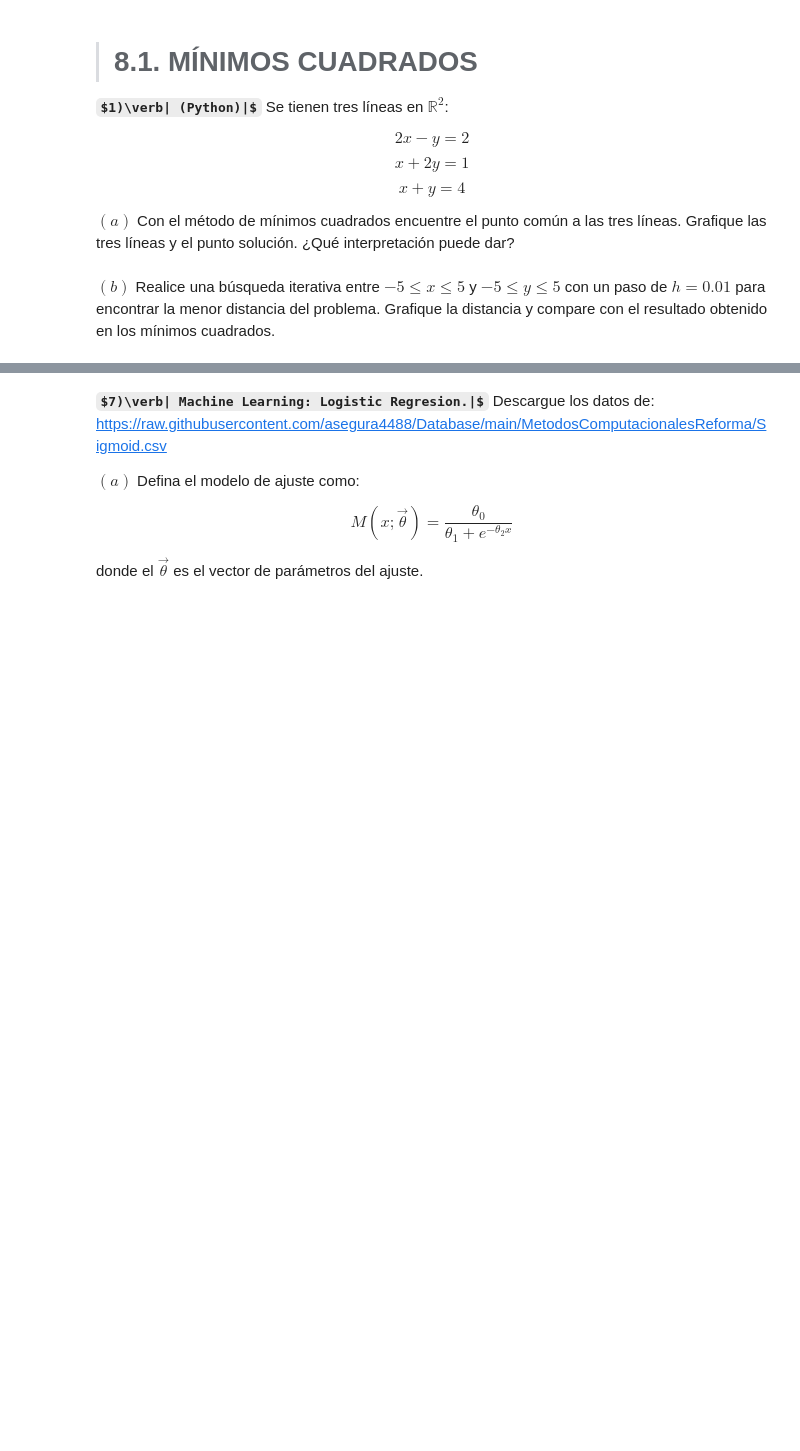
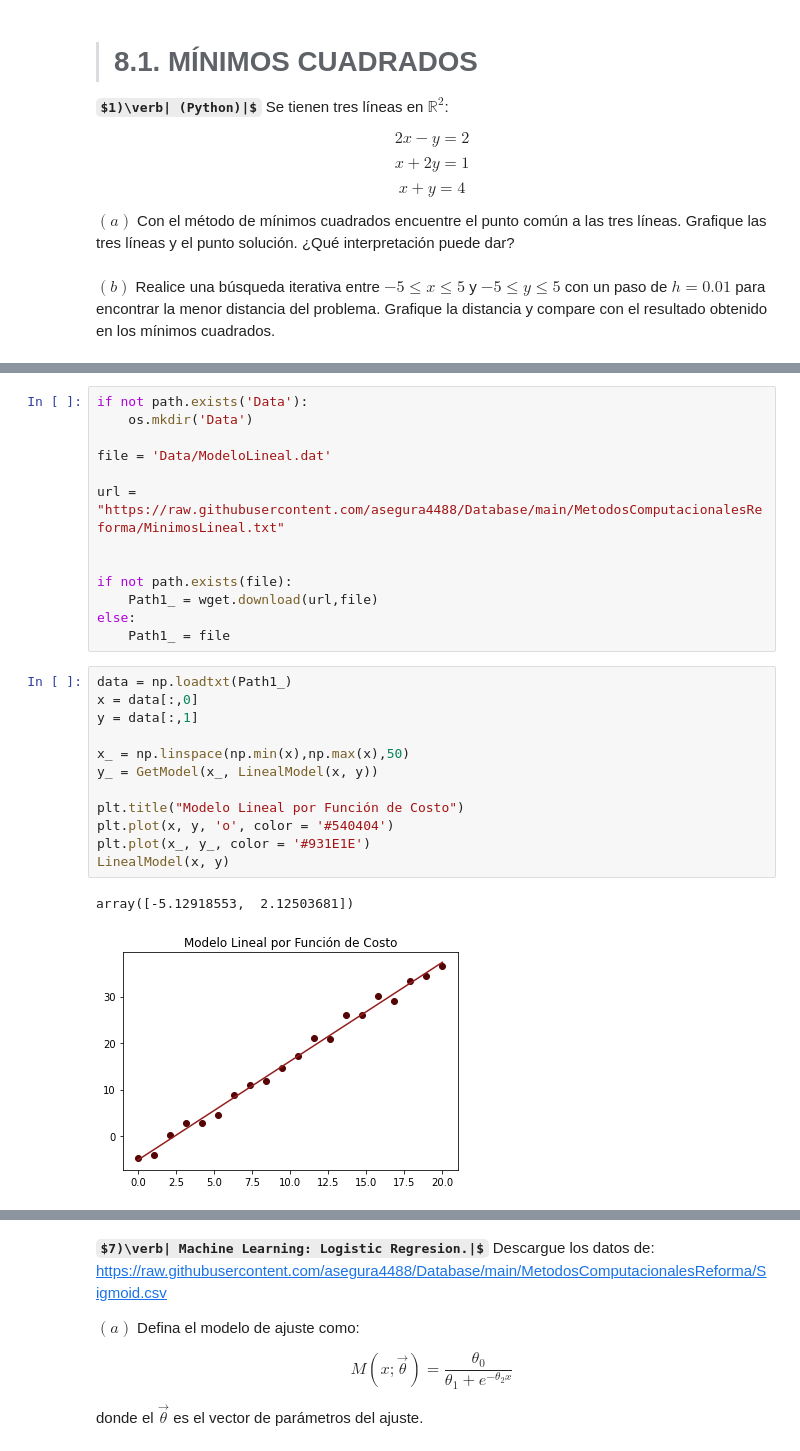
Before and after one commit to ThomasAnkhe/Metodos1_ClaudiaCuellar-ThomasAndrade, a Jupyter notebook: Tercer Taller/Métodos_Taller3.ipynb, the cells around one changed output, grey strips where cells are left out. Saved outputs shown, nothing was run; the diff lists cells and outputs as text; some formulas as TeX source; blank space fills up the shorter version.

```diff
--- a/Tercer Taller/Métodos_Taller3.ipynb
+++ b/Tercer Taller/Métodos_Taller3.ipynb
@@ -575,0 +939,28 @@ $$\sum_{i = 1}^{n} \left[a_{0}x_{i}^{2} + a_{1}x_{i}^{3} + a_{2}x_{i}^{4}  = x_{
+# %%
+if not path.exists('Data'):
+    os.mkdir('Data')
+
+file = 'Data/ModeloLineal.dat'
+
+url = "https://raw.githubusercontent.com/asegura4488/Database/main/MetodosComputacionalesReforma/MinimosLineal.txt"
+
+
+if not path.exists(file):
+    Path1_ = wget.download(url,file)
+else:
+    Path1_ = file
+# %%
+data = np.loadtxt(Path1_)
+x = data[:,0]
+y = data[:,1]
+
+x_ = np.linspace(np.min(x),np.max(x),50)
+y_ = GetModel(x_, LinealModel(x, y))
+
+plt.title("Modelo Lineal por Función de Costo")
+plt.plot(x, y, 'o', color = '#540404')
+plt.plot(x_, y_, color = '#931E1E')
+LinealModel(x, y)
+# %% [output]
+array([-5.12918553,  2.12503681])
+[figure, added]
```
Also changed, not shown: parts of 34 cells of this notebook, 2 other files.
